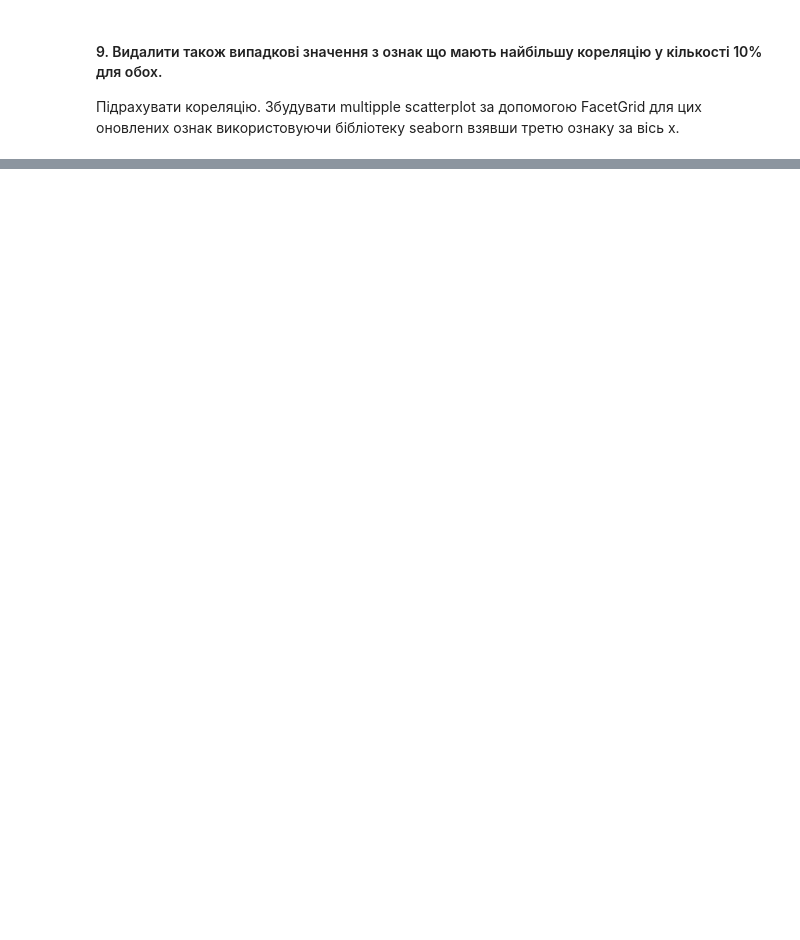
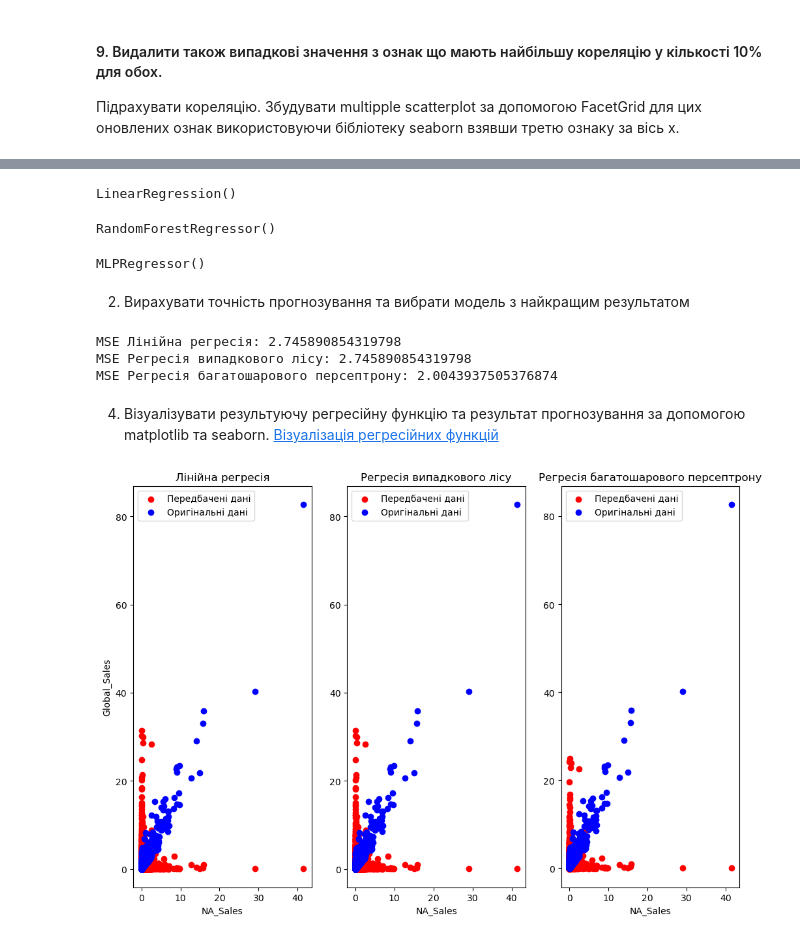
Before and after one commit to KlymentievMaksym/AD-labs, a Jupyter notebook: Coursework/Coursework.ipynb, the cells around one changed output, grey strips where cells are left out. Saved outputs shown, nothing was run; the diff lists cells and outputs as text; code cells hidden in the pictures; blank space fills up the shorter version.

```diff
--- a/Coursework/Coursework.ipynb
+++ b/Coursework/Coursework.ipynb
@@ -522,3 +511,4 @@ df_for_corellation = df_for_corellation.astype({'Year': int,
      'Other_Sales': float,
      'Global_Sales': float})
 df_for_corellation.isnull().sum()
+df_for_correllation = df_for_corellation.copy()
@@ -625,0 +591,64 @@ Global_Sales      1.000000
+# %%
+linear_reg = LinearRegression()
+linear_reg.fit(x_train, y_train)
+# %% [output]
+LinearRegression()
+# %%
+rgr_reg = RandomForestRegressor()
+rgr_reg.fit(x_train, y_train)
+# %% [output]
+RandomForestRegressor()
+# %%
+mlpp_reg = MLPRegressor()
+mlpp_reg.fit(x_train, y_train)
+# %% [output]
+MLPRegressor()
+# %% [markdown]
+2. Вирахувати точність прогнозування та вибрати модель з найкращим результатом
+# %%
+# Оцінка моделей за середньою квадратичною помилкою
+mse_linear = mean_squared_error(x_test, linear_reg.predict(x_test))
+mse_rgr = mean_squared_error(x_test, rgr_reg.predict(x_test))
+mse_mlpp = mean_squared_error(x_test, mlpp_reg.predict(x_test))
+
+print(f'MSE Лінійна регресія: {mse_linear}')
+print(f'MSE Регресія випадкового лісу: {mse_rgr}')
+print(f'MSE Регресія багатошарового персептрону: {mse_mlpp}')
+# %% [output]
+MSE Лінійна регресія: 2.745890854319798
+MSE Регресія випадкового лісу: 2.745890854319798
+MSE Регресія багатошарового персептрону: 2.0043937505376874
+# %% [markdown]
+4. Візуалізувати результуючу регресійну функцію та результат прогнозування за допомогою  matplotlib та seaborn.  [Візуалізація регресійних функцій](https://seaborn.pydata.org/tutorial/regression.html)
+# %%
+# Візуалізація результатів
+plt.figure(figsize=(12, 8))
+
+# Лінійна регресія
+plt.subplot(1, 3, 1)
+plt.scatter(x_test, linear_reg.predict(x_test), color='red')
+plt.scatter(x_test, y_test, color='blue')
+plt.title('Лінійна регресія')
+plt.xlabel('NA_Sales')
+plt.ylabel('Global_Sales')
+plt.legend(['Передбачені дані', 'Оригінальні дані'])
+
+# Регресія випадкового лісу
+plt.subplot(1, 3, 2)
+plt.scatter(x_test, rgr_reg.predict(x_test), color='red')
+plt.scatter(x_test, y_test, color='blue')
+plt.title('Регресія випадкового лісу')
+plt.xlabel('NA_Sales')
+plt.legend(['Передбачені дані', 'Оригінальні дані'])
+
+# Регресія багатошарового персептрону
+plt.subplot(1, 3, 3)
+plt.scatter(x_test, mlpp_reg.predict(x_test), color='red')
+plt.scatter(x_test, y_test, color='blue')
+plt.title('Регресія багатошарового персептрону')
+plt.xlabel('NA_Sales')
+plt.legend(['Передбачені дані', 'Оригінальні дані'])
+
+plt.show()
+# %% [output]
+[figure, added]
```
Also changed, not shown: parts of 14 cells of this notebook.
